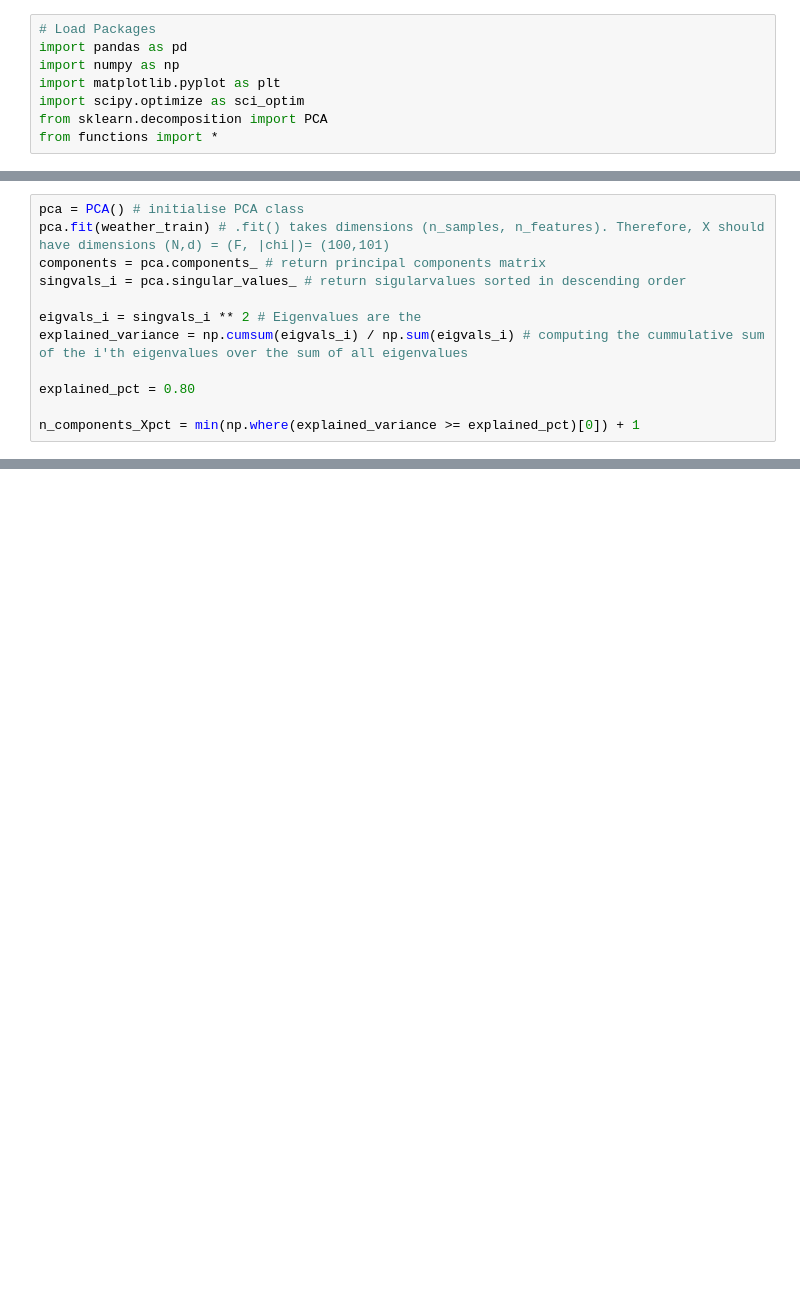
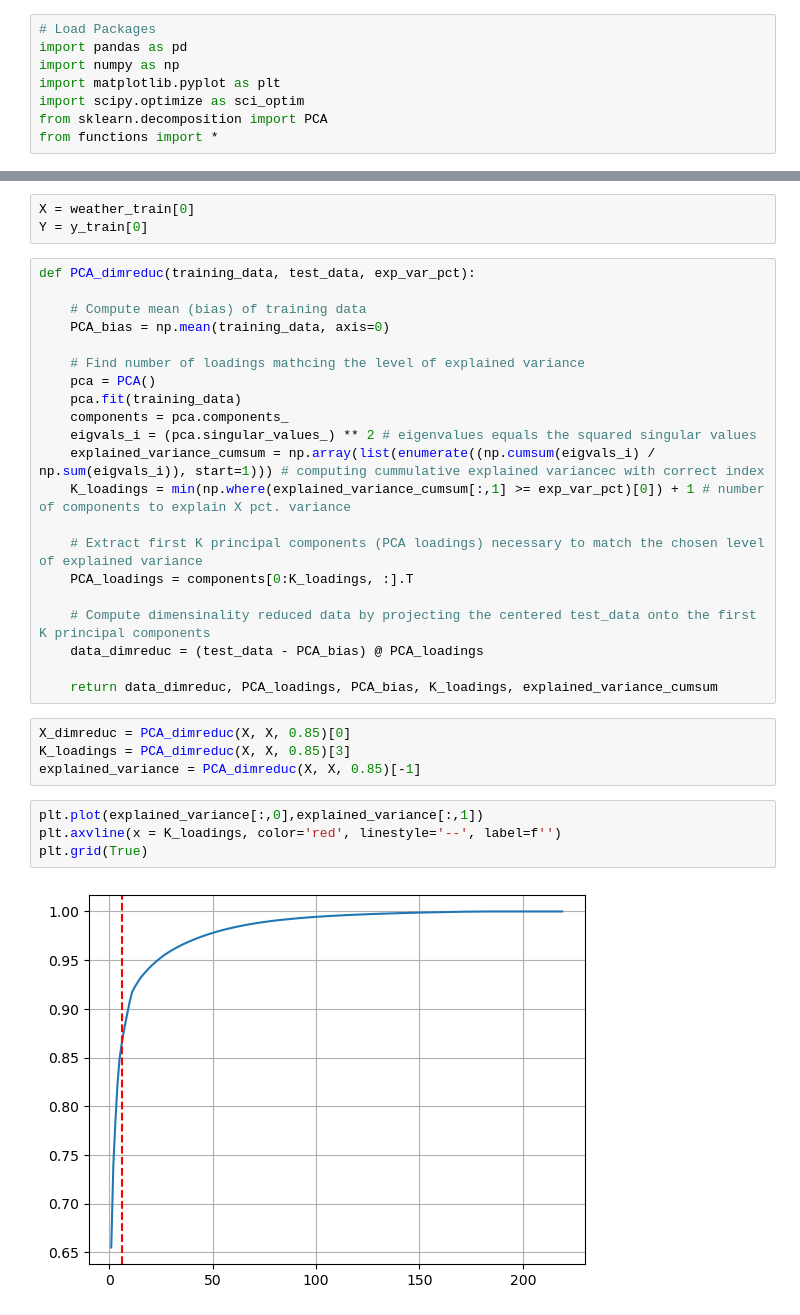
Before and after one commit to peterravn/Seminar-Adv-Finance, a Jupyter notebook: DARMA(1)-X.ipynb, the cells around one changed output, grey strips where cells are left out. Cells and saved outputs as stored; diff of their text form; blank space fills up the shorter version.

```diff
--- a/DARMA(1)-X.ipynb
+++ b/DARMA(1)-X.ipynb
@@ -62,12 +8,0 @@ plt.plot(X_pca[0:1000]**2)
-# %%
-pca = PCA() # initialise PCA class
-pca.fit(weather_train) # .fit() takes dimensions (n_samples, n_features). Therefore, X should have dimensions (N,d) = (F, |chi|)= (100,101)
-components = pca.components_ # return principal components matrix
-singvals_i = pca.singular_values_ # return sigularvalues sorted in descending order
-
-eigvals_i = singvals_i ** 2 # Eigenvalues are the
-explained_variance = np.cumsum(eigvals_i) / np.sum(eigvals_i) # computing the cummulative sum of the i'th eigenvalues over the sum of all eigenvalues
-
-explained_pct = 0.80
-
-n_components_Xpct = min(np.where(explained_variance >= explained_pct)[0]) + 1
@@ -126,0 +25,34 @@ PCA_vars.shape
+# %%
+X = weather_train[0]
+Y = y_train[0]
+# %%
+def PCA_dimreduc(training_data, test_data, exp_var_pct):
+
+    # Compute mean (bias) of training data
+    PCA_bias = np.mean(training_data, axis=0)
+
+    # Find number of loadings mathcing the level of explained variance
+    pca = PCA()
+    pca.fit(training_data)
+    components = pca.components_
+    eigvals_i = (pca.singular_values_) ** 2 # eigenvalues equals the squared singular values
+    explained_variance_cumsum = np.array(list(enumerate((np.cumsum(eigvals_i) / np.sum(eigvals_i)), start=1))) # computing cummulative explained variancec with correct index
+    K_loadings = min(np.where(explained_variance_cumsum[:,1] >= exp_var_pct)[0]) + 1 # number of components to explain X pct. variance
+
+    # Extract first K principal components (PCA loadings) necessary to match the chosen level of explained variance
+    PCA_loadings = components[0:K_loadings, :].T
+
+    # Compute dimensinality reduced data by projecting the centered test_data onto the first K principal components
+    data_dimreduc = (test_data - PCA_bias) @ PCA_loadings
+
+    return data_dimreduc, PCA_loadings, PCA_bias, K_loadings, explained_variance_cumsum
+# %%
+X_dimreduc = PCA_dimreduc(X, X, 0.85)[0]
+K_loadings = PCA_dimreduc(X, X, 0.85)[3]
+explained_variance = PCA_dimreduc(X, X, 0.85)[-1]
+# %%
+plt.plot(explained_variance[:,0],explained_variance[:,1])
+plt.axvline(x = K_loadings, color='red', linestyle='--', label=f'')
+plt.grid(True)
+# %% [output]
+[figure, added]
```
Also changed, not shown: parts of 17 cells of this notebook, 6 other files.
